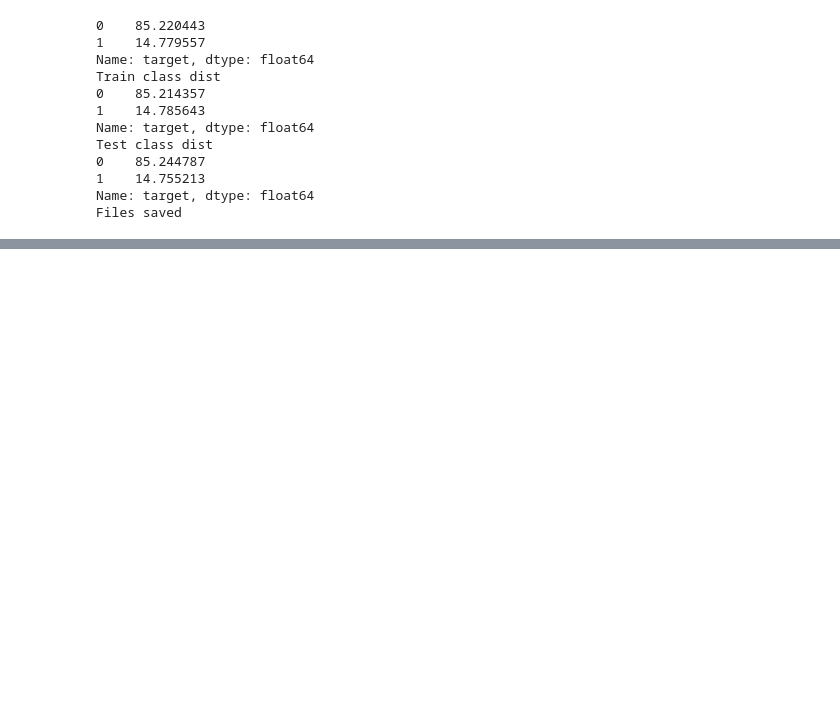
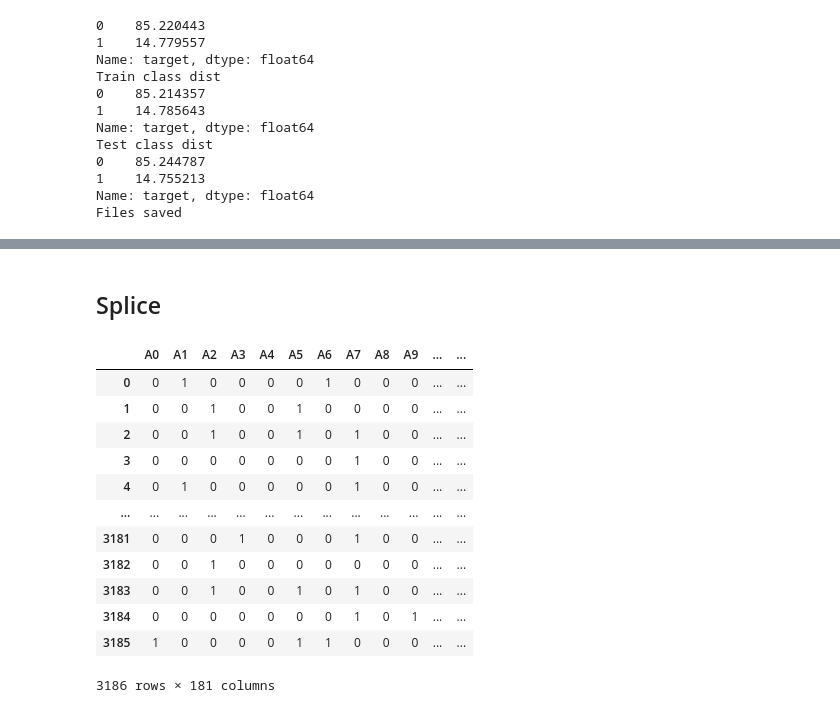
Before and after one commit to ADA-GWU/guidedresearchproject-ShamilShukurov, a Jupyter notebook: code/Model_Data_Preparation.ipynb, the cells around one changed output, grey strips where cells are left out. Drawn from its saved outputs; the diff is of its cells as text; code cells hidden in the pictures; blank space fills up the shorter version.

Commit message:
splice data prepared

```diff
--- a/code/Model_Data_Preparation.ipynb
+++ b/code/Model_Data_Preparation.ipynb
@@ -792,0 +793,20 @@ datasets_infos
+# %% [markdown]
+## Splice
+# %%
+splice = dfs[11].drop(columns="Unnamed: 0").copy()
+# %%
+splice
+# %% [output]
+|  | A0 | A1 | A2 | A3 | A4 | A5 | A6 | A7 | A8 | A9 | ... | ... |
+| 0 | 0 | 1 | 0 | 0 | 0 | 0 | 1 | 0 | 0 | 0 | ... | ... |
+| 1 | 0 | 0 | 1 | 0 | 0 | 1 | 0 | 0 | 0 | 0 | ... | ... |
+| 2 | 0 | 0 | 1 | 0 | 0 | 1 | 0 | 1 | 0 | 0 | ... | ... |
+| 3 | 0 | 0 | 0 | 0 | 0 | 0 | 0 | 1 | 0 | 0 | ... | ... |
+| 4 | 0 | 1 | 0 | 0 | 0 | 0 | 0 | 1 | 0 | 0 | ... | ... |
+| ... | ... | ... | ... | ... | ... | ... | ... | ... | ... | ... | ... | ... |
+| 3181 | 0 | 0 | 0 | 1 | 0 | 0 | 0 | 1 | 0 | 0 | ... | ... |
+| 3182 | 0 | 0 | 1 | 0 | 0 | 0 | 0 | 0 | 0 | 0 | ... | ... |
+| 3183 | 0 | 0 | 1 | 0 | 0 | 1 | 0 | 1 | 0 | 0 | ... | ... |
+| 3184 | 0 | 0 | 0 | 0 | 0 | 0 | 0 | 1 | 0 | 1 | ... | ... |
+| 3185 | 1 | 0 | 0 | 0 | 0 | 1 | 1 | 0 | 0 | 0 | ... | ... |
+3186 rows × 181 columns
```
Also changed, not shown: parts of 97 cells of this notebook.
